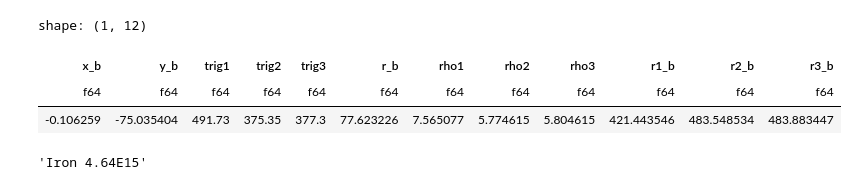
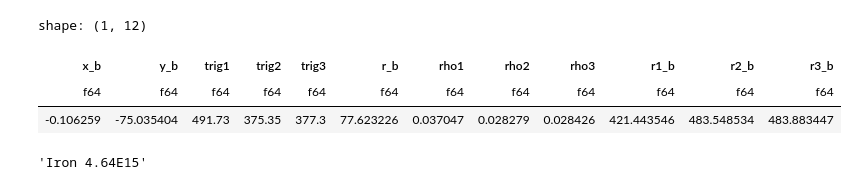
Before and after one commit to lucas-orfei/mestrado, a Jupyter notebook: barycenter.ipynb, the cells around one changed output. Cells and saved outputs as stored; diff of their text form; code cells hidden in the pictures.

```diff
--- a/barycenter.ipynb
+++ b/barycenter.ipynb
@@ -97,37 +98,37 @@ data = {
     'y_b':y_b,
     'trig1':trig1,
     'trig2':trig2,
     'trig3':trig3
 }
 
 df = pl.DataFrame(data)
 
 df = df.with_columns(
     [
         ((df['x_b']**2+df['y_b']**2)**0.5).alias('r_b'),
-        (pl.col('trig1')/65).alias('rho1'),
-        (pl.col('trig2')/65).alias('rho2'),
-        (pl.col('trig3')/65).alias('rho3')
+        (pl.col('trig1')/(math.pi*65**2)).alias('rho1'),
+        (pl.col('trig2')/(math.pi*65**2)).alias('rho2'),
+        (pl.col('trig3')/(math.pi*65**2)).alias('rho3')
     ]
 )
 
 df = df.with_columns(
     [
         (((x1[0]-df['x_b'])**2 + (x1[1]-df['y_b'])**2)**0.5).alias('r1_b'),
         (((x2[0]-df['x_b'])**2 + (x2[1]-df['y_b'])**2)**0.5).alias('r2_b'),
         (((x3[0]-df['x_b'])**2 + (x3[1]-df['y_b'])**2)**0.5).alias('r3_b'),
     ]
 )
 
 
 
 df2 = df.mean()
 df2
 # %% [output]
 shape: (1, 12)
 | x_b | y_b | trig1 | trig2 | trig3 | r_b | rho1 | rho2 | rho3 | r1_b | r2_b | r3_b |
 | f64 | f64 | f64 | f64 | f64 | f64 | f64 | f64 | f64 | f64 | f64 | f64 |
-| -0.106259 | -75.035404 | 491.73 | 375.35 | 377.3 | 77.623226 | 7.565077 | 5.774615 | 5.804615 | 421.443546 | 483.548534 | 483.883447 |
+| -0.106259 | -75.035404 | 491.73 | 375.35 | 377.3 | 77.623226 | 0.037047 | 0.028279 | 0.028426 | 421.443546 | 483.548534 | 483.883447 |
 # %%
 def formatar_string(s):
 
```
Also changed, not shown: parts of 3 cells of this notebook.
